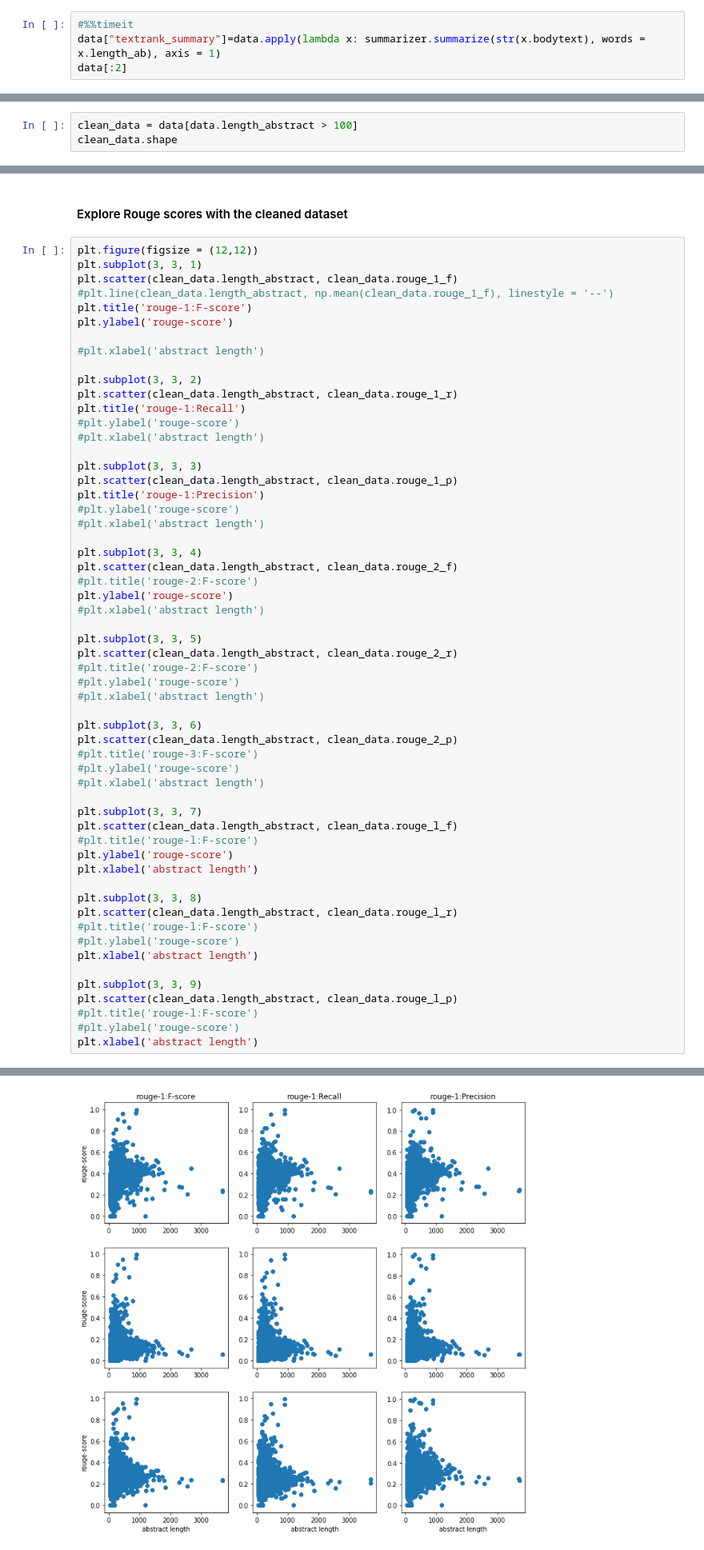
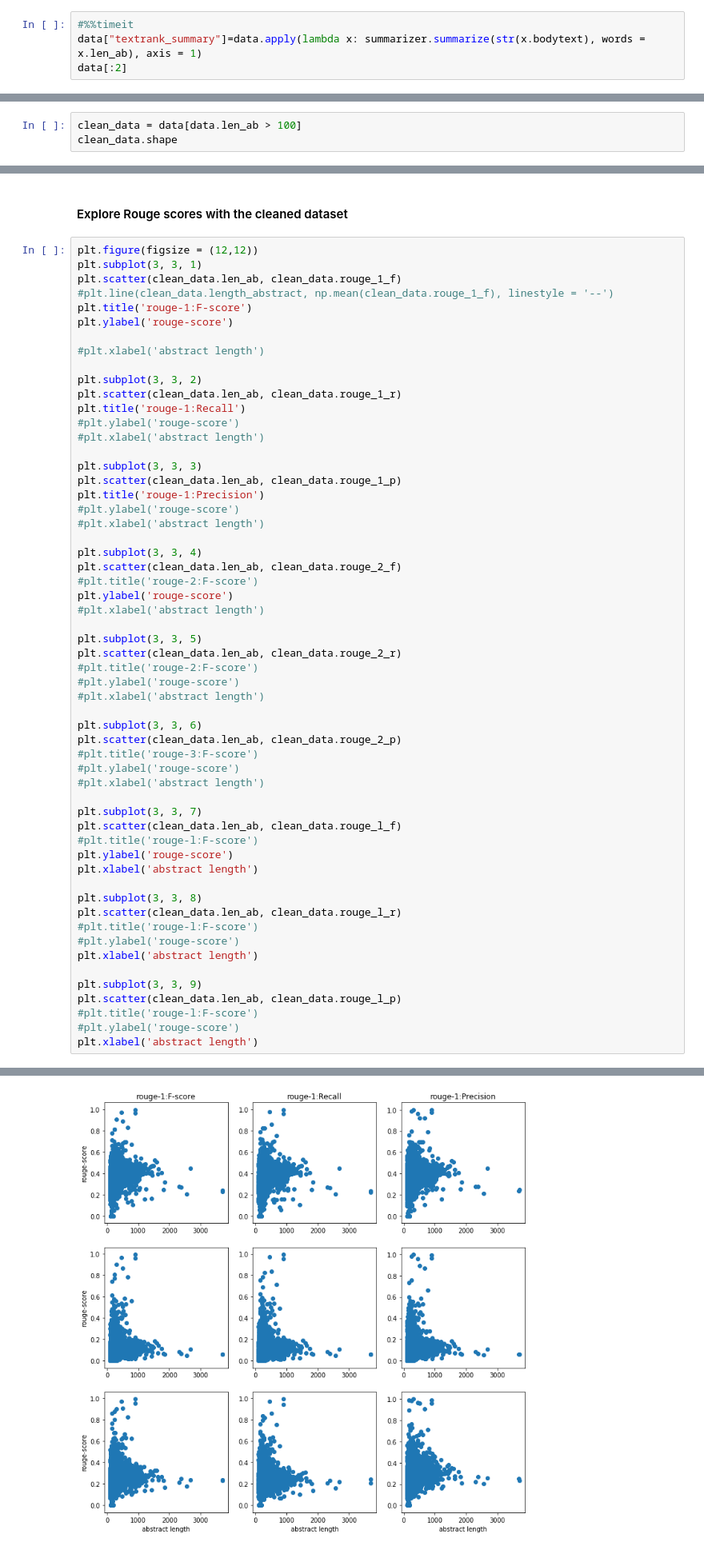
Before and after one commit to Prajakta15Patil/COVID-analysis, a Jupyter notebook: code/covid_analysis.ipynb, the cells around one changed output, grey strips where cells are left out. Shown at 80% size. Drawn from its saved outputs; the diff is of its cells as text.

```diff
--- a/code/covid_analysis.ipynb
+++ b/code/covid_analysis.ipynb
@@ -62,6 +62,6 @@ data["length_bodytext"] = data.bodytext.apply(lambda x: str(x).count(" "))
 #### Apply TextRank algorithm to generate extractive summaries on the most important sentences from body text of a paper. The length of the predicted summaries is limited to the length of the abstracts
 # %%
 #%%timeit
-data["textrank_summary"]=data.apply(lambda x: summarizer.summarize(str(x.bodytext), words = x.length_ab), axis = 1)
+data["textrank_summary"]=data.apply(lambda x: summarizer.summarize(str(x.bodytext), words = x.len_ab), axis = 1)
 data[:2]
 # %% [output]
@@ -170,6 +173,6 @@ Name: length_abstract, dtype: float64
 # %% [markdown]
 #### Clean the dataset by removing abstracts with text length < 50
 # %%
-clean_data = data[data.length_abstract > 100]
+clean_data = data[data.len_ab > 100]
 clean_data.shape
 # %% [output]
@@ -179,7 +182,7 @@ clean_data.shape
 # %%
 plt.figure(figsize = (12,12))
 plt.subplot(3, 3, 1)
-plt.scatter(clean_data.length_abstract, clean_data.rouge_1_f)
+plt.scatter(clean_data.len_ab, clean_data.rouge_1_f)
 #plt.line(clean_data.length_abstract, np.mean(clean_data.rouge_1_f), linestyle = '--')
 plt.title('rouge-1:F-score')
 plt.ylabel('rouge-score')
@@ -187,52 +190,52 @@ plt.ylabel('rouge-score')
 #plt.xlabel('abstract length')
 
 plt.subplot(3, 3, 2)
-plt.scatter(clean_data.length_abstract, clean_data.rouge_1_r)
+plt.scatter(clean_data.len_ab, clean_data.rouge_1_r)
 plt.title('rouge-1:Recall')
 #plt.ylabel('rouge-score')
 #plt.xlabel('abstract length')
 
 plt.subplot(3, 3, 3)
-plt.scatter(clean_data.length_abstract, clean_data.rouge_1_p)
+plt.scatter(clean_data.len_ab, clean_data.rouge_1_p)
 plt.title('rouge-1:Precision')
 #plt.ylabel('rouge-score')
 #plt.xlabel('abstract length')
 
 plt.subplot(3, 3, 4)
-plt.scatter(clean_data.length_abstract, clean_data.rouge_2_f)
+plt.scatter(clean_data.len_ab, clean_data.rouge_2_f)
 #plt.title('rouge-2:F-score')
 plt.ylabel('rouge-score')
 #plt.xlabel('abstract length')
 
 plt.subplot(3, 3, 5)
-plt.scatter(clean_data.length_abstract, clean_data.rouge_2_r)
+plt.scatter(clean_data.len_ab, clean_data.rouge_2_r)
 #plt.title('rouge-2:F-score')
 #plt.ylabel('rouge-score')
 #plt.xlabel('abstract length')
 
 plt.subplot(3, 3, 6)
-plt.scatter(clean_data.length_abstract, clean_data.rouge_2_p)
+plt.scatter(clean_data.len_ab, clean_data.rouge_2_p)
 #plt.title('rouge-3:F-score')
 #plt.ylabel('rouge-score')
 #plt.xlabel('abstract length')
 
 plt.subplot(3, 3, 7)
-plt.scatter(clean_data.length_abstract, clean_data.rouge_l_f)
+plt.scatter(clean_data.len_ab, clean_data.rouge_l_f)
 #plt.title('rouge-l:F-score')
 plt.ylabel('rouge-score')
 plt.xlabel('abstract length')
 
 plt.subplot(3, 3, 8)
-plt.scatter(clean_data.length_abstract, clean_data.rouge_l_r)
+plt.scatter(clean_data.len_ab, clean_data.rouge_l_r)
 #plt.title('rouge-l:F-score')
 #plt.ylabel('rouge-score')
 plt.xlabel('abstract length')
 
 plt.subplot(3, 3, 9)
-plt.scatter(clean_data.length_abstract, clean_data.rouge_l_p)
+plt.scatter(clean_data.len_ab, clean_data.rouge_l_p)
 #plt.title('rouge-l:F-score')
 #plt.ylabel('rouge-score')
 plt.xlabel('abstract length')
 # %% [output]
 Text(0.5, 0, 'abstract length')
-[figure, old version]
+[figure, new version]
```
Also changed, not shown: parts of 11 cells of this notebook, 1 other file.
